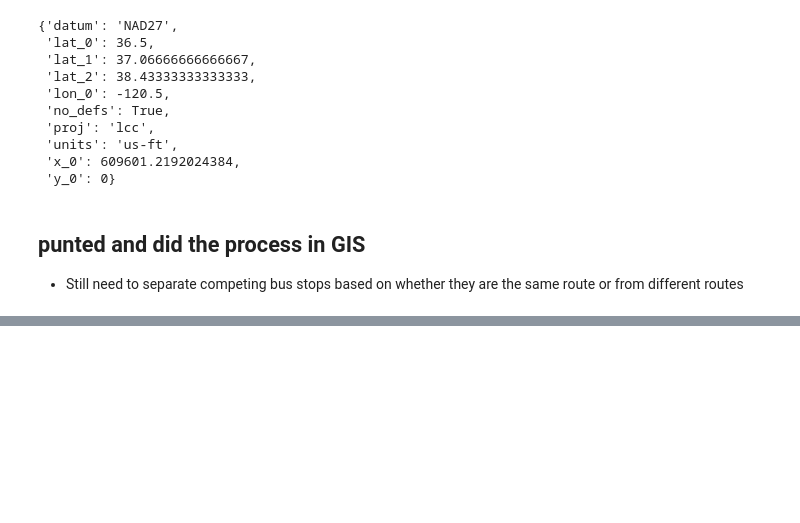
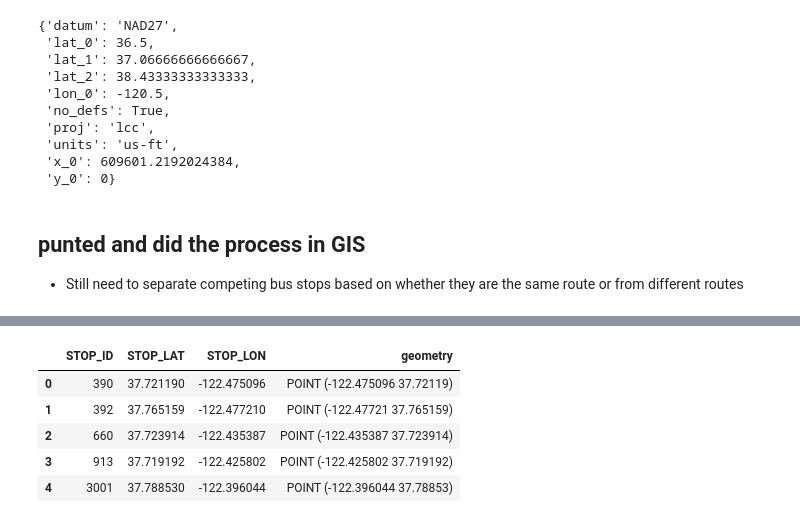
Before and after one commit to alex-mucci/Transit-Casa-Share, a Jupyter notebook: Notebooks/Adding in Competing Bus Stops.ipynb, the cells around one changed output, grey strips where cells are left out. Cells and saved outputs as stored; diff of their text form; code cells hidden in the pictures; blank space fills up the shorter version.

```diff
--- a/Notebooks/Adding in Competing Bus Stops.ipynb
+++ b/Notebooks/Adding in Competing Bus Stops.ipynb
@@ -54,0 +64,9 @@ routes_09 = routes[routes["MONTH"].isin(pd.date_range('2009-01-01', '2009-12-01'
+# %%
+stops.head()
+# %% [output]
+|  | STOP_ID | STOP_LAT | STOP_LON | geometry |
+| 0 | 390 | 37.721190 | -122.475096 | POINT (-122.475096 37.72119) |
+| 1 | 392 | 37.765159 | -122.477210 | POINT (-122.47721 37.765159) |
+| 2 | 660 | 37.723914 | -122.435387 | POINT (-122.435387 37.723914) |
+| 3 | 913 | 37.719192 | -122.425802 | POINT (-122.425802 37.719192) |
+| 4 | 3001 | 37.788530 | -122.396044 | POINT (-122.396044 37.78853) |
```
Also changed, not shown: parts of 15 cells of this notebook, 9 other files.
